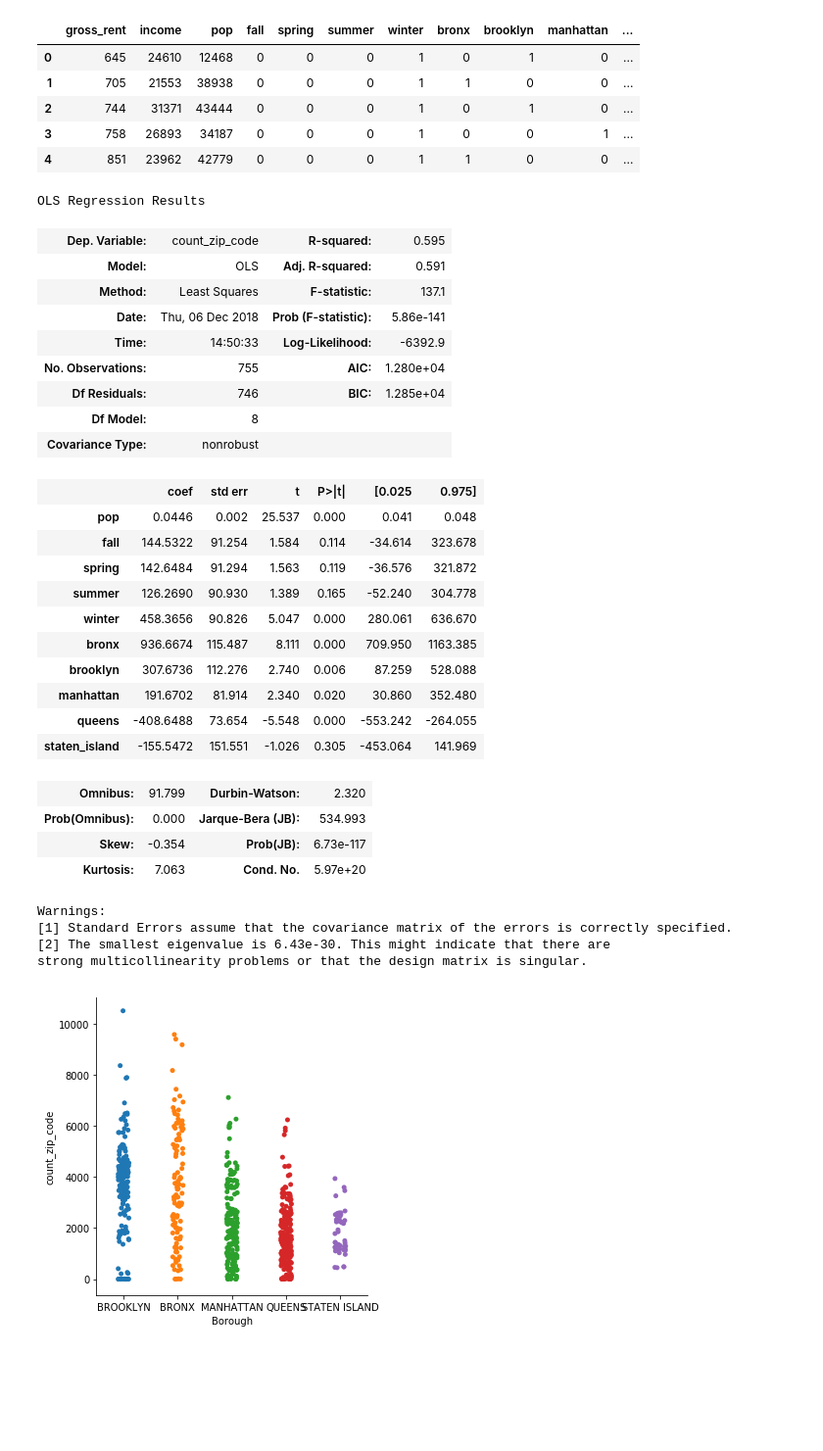
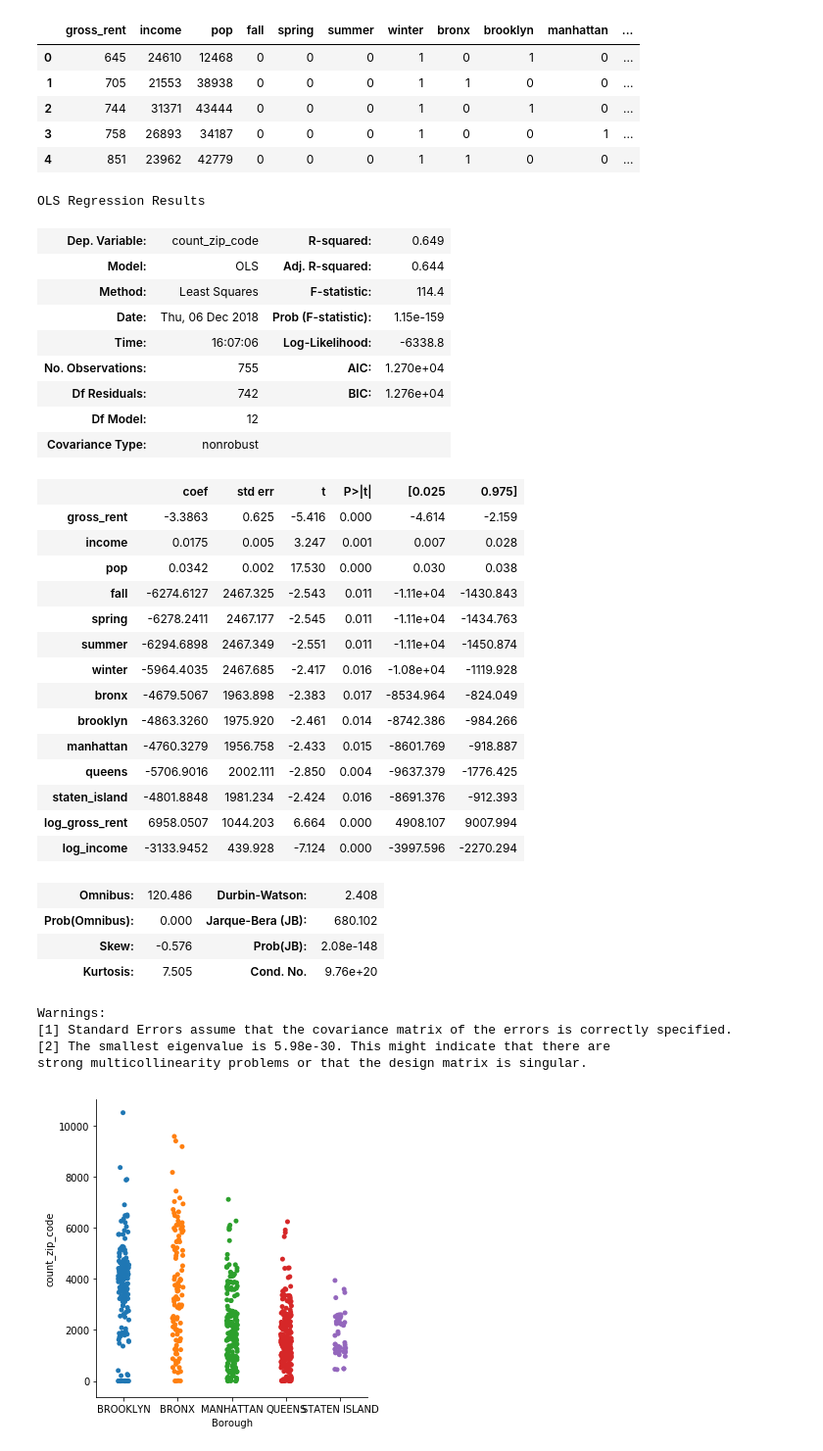
Before and after one commit to kahartman2/Project_NYC_311, a Jupyter notebook: regression_analysis.ipynb, the cells around one changed output. Shown: that part at 98% size. Saved outputs shown, nothing was run; the diff lists cells and outputs as text; code cells hidden in the pictures; blank space fills up the shorter version.

```diff
--- a/regression_analysis.ipynb
+++ b/regression_analysis.ipynb
@@ -179,40 +179,44 @@ log_data_ols.head()
 | 4 | 851 | 23962 | 42779 | 0 | 0 | 0 | 1 | 1 | 0 | 0 | ... |
 # %%
 outcome = 'count_zip_code'
-predictors = data_ols.drop(['count_zip_code', 'income', 'gross_rent'], axis=1)
+predictors = log_data_ols.drop(['count_zip_code', ], axis=1)
 pred_sum = "+".join(predictors.columns)
 formula = outcome + "~" + pred_sum + " -1"
-model = ols(formula= formula, data=data_ols).fit()
+model = ols(formula= formula, data=log_data_ols).fit()
 model.summary()
 # %% [output]
 OLS Regression Results
-| Dep. Variable: | count_zip_code | R-squared: | 0.595 |
-| Model: | OLS | Adj. R-squared: | 0.591 |
-| Method: | Least Squares | F-statistic: | 137.1 |
-| Date: | Thu, 06 Dec 2018 | Prob (F-statistic): | 5.86e-141 |
-| Time: | 14:50:33 | Log-Likelihood: | -6392.9 |
-| No. Observations: | 755 | AIC: | 1.280e+04 |
-| Df Residuals: | 746 | BIC: | 1.285e+04 |
-| Df Model: | 8 |  |  |
+| Dep. Variable: | count_zip_code | R-squared: | 0.649 |
+| Model: | OLS | Adj. R-squared: | 0.644 |
+| Method: | Least Squares | F-statistic: | 114.4 |
+| Date: | Thu, 06 Dec 2018 | Prob (F-statistic): | 1.15e-159 |
+| Time: | 16:07:06 | Log-Likelihood: | -6338.8 |
+| No. Observations: | 755 | AIC: | 1.270e+04 |
+| Df Residuals: | 742 | BIC: | 1.276e+04 |
+| Df Model: | 12 |  |  |
 | Covariance Type: | nonrobust |  |  |
 |  | coef | std err | t | P>|t| | [0.025 | 0.975] |
-| pop | 0.0446 | 0.002 | 25.537 | 0.000 | 0.041 | 0.048 |
-| fall | 144.5322 | 91.254 | 1.584 | 0.114 | -34.614 | 323.678 |
-| spring | 142.6484 | 91.294 | 1.563 | 0.119 | -36.576 | 321.872 |
-| summer | 126.2690 | 90.930 | 1.389 | 0.165 | -52.240 | 304.778 |
-| winter | 458.3656 | 90.826 | 5.047 | 0.000 | 280.061 | 636.670 |
-| bronx | 936.6674 | 115.487 | 8.111 | 0.000 | 709.950 | 1163.385 |
-| brooklyn | 307.6736 | 112.276 | 2.740 | 0.006 | 87.259 | 528.088 |
-| manhattan | 191.6702 | 81.914 | 2.340 | 0.020 | 30.860 | 352.480 |
-| queens | -408.6488 | 73.654 | -5.548 | 0.000 | -553.242 | -264.055 |
-| staten_island | -155.5472 | 151.551 | -1.026 | 0.305 | -453.064 | 141.969 |
+| gross_rent | -3.3863 | 0.625 | -5.416 | 0.000 | -4.614 | -2.159 |
+| income | 0.0175 | 0.005 | 3.247 | 0.001 | 0.007 | 0.028 |
+| pop | 0.0342 | 0.002 | 17.530 | 0.000 | 0.030 | 0.038 |
+| fall | -6274.6127 | 2467.325 | -2.543 | 0.011 | -1.11e+04 | -1430.843 |
+| spring | -6278.2411 | 2467.177 | -2.545 | 0.011 | -1.11e+04 | -1434.763 |
+| summer | -6294.6898 | 2467.349 | -2.551 | 0.011 | -1.11e+04 | -1450.874 |
+| winter | -5964.4035 | 2467.685 | -2.417 | 0.016 | -1.08e+04 | -1119.928 |
+| bronx | -4679.5067 | 1963.898 | -2.383 | 0.017 | -8534.964 | -824.049 |
+| brooklyn | -4863.3260 | 1975.920 | -2.461 | 0.014 | -8742.386 | -984.266 |
+| manhattan | -4760.3279 | 1956.758 | -2.433 | 0.015 | -8601.769 | -918.887 |
+| queens | -5706.9016 | 2002.111 | -2.850 | 0.004 | -9637.379 | -1776.425 |
+| staten_island | -4801.8848 | 1981.234 | -2.424 | 0.016 | -8691.376 | -912.393 |
+| log_gross_rent | 6958.0507 | 1044.203 | 6.664 | 0.000 | 4908.107 | 9007.994 |
+| log_income | -3133.9452 | 439.928 | -7.124 | 0.000 | -3997.596 | -2270.294 |
-| Omnibus: | 91.799 | Durbin-Watson: | 2.320 |
-| Prob(Omnibus): | 0.000 | Jarque-Bera (JB): | 534.993 |
-| Skew: | -0.354 | Prob(JB): | 6.73e-117 |
-| Kurtosis: | 7.063 | Cond. No. | 5.97e+20 |
+| Omnibus: | 120.486 | Durbin-Watson: | 2.408 |
+| Prob(Omnibus): | 0.000 | Jarque-Bera (JB): | 680.102 |
+| Skew: | -0.576 | Prob(JB): | 2.08e-148 |
+| Kurtosis: | 7.505 | Cond. No. | 9.76e+20 |
 Warnings:
 [1] Standard Errors assume that the covariance matrix of the errors is correctly specified.
-[2] The smallest eigenvalue is 6.43e-30. This might indicate that there are
+[2] The smallest eigenvalue is 5.98e-30. This might indicate that there are
 strong multicollinearity problems or that the design matrix is singular.
 # %%
 borough_plot = df.drop(['created_date', 'gross_rent', 'income', 'pop', 'zip', 'bronx', 'brooklyn', 'manhattan', 'queens', 'staten_island', 'winter', 'spring', 'summer', 'fall'], axis=1)
```
Also changed, not shown: parts of 1 cell of this notebook.
